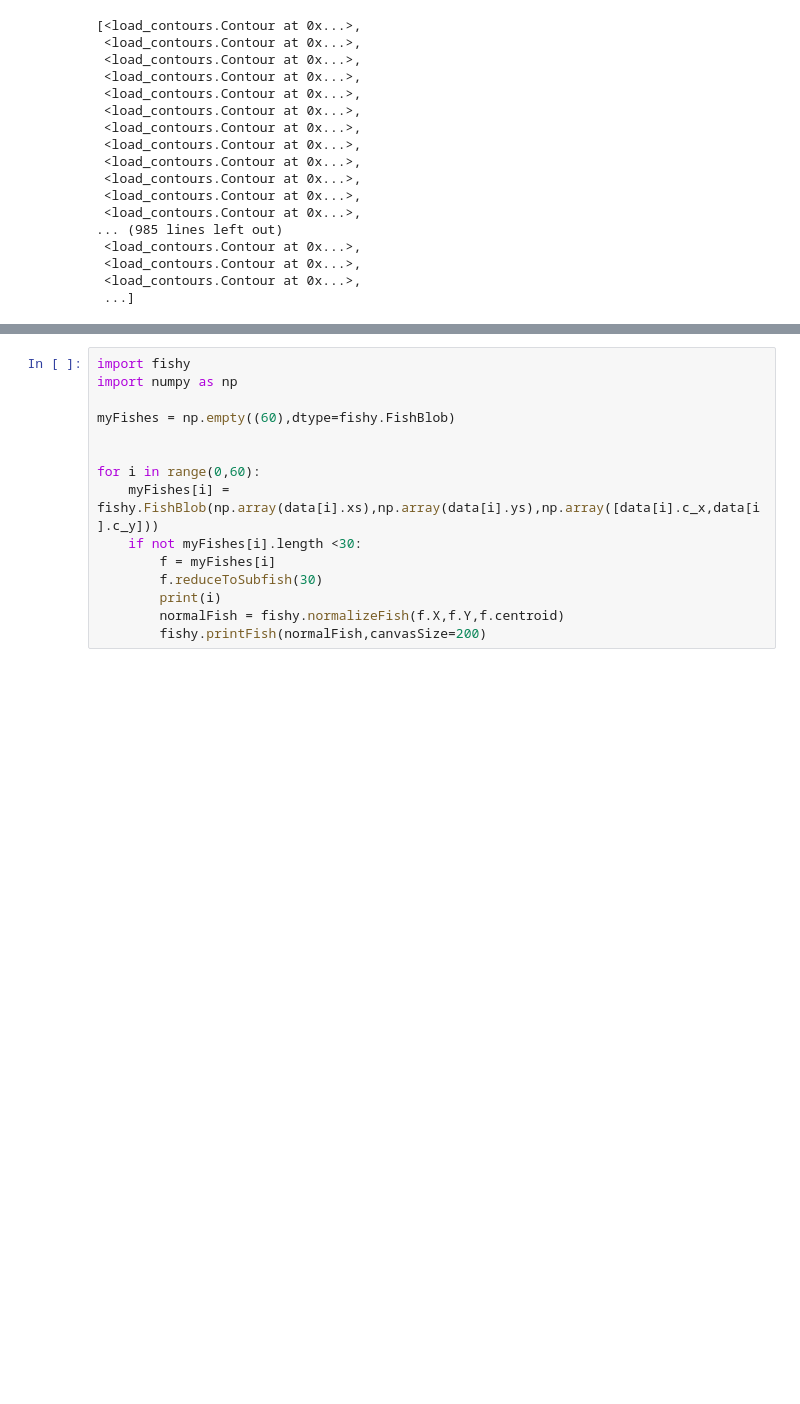
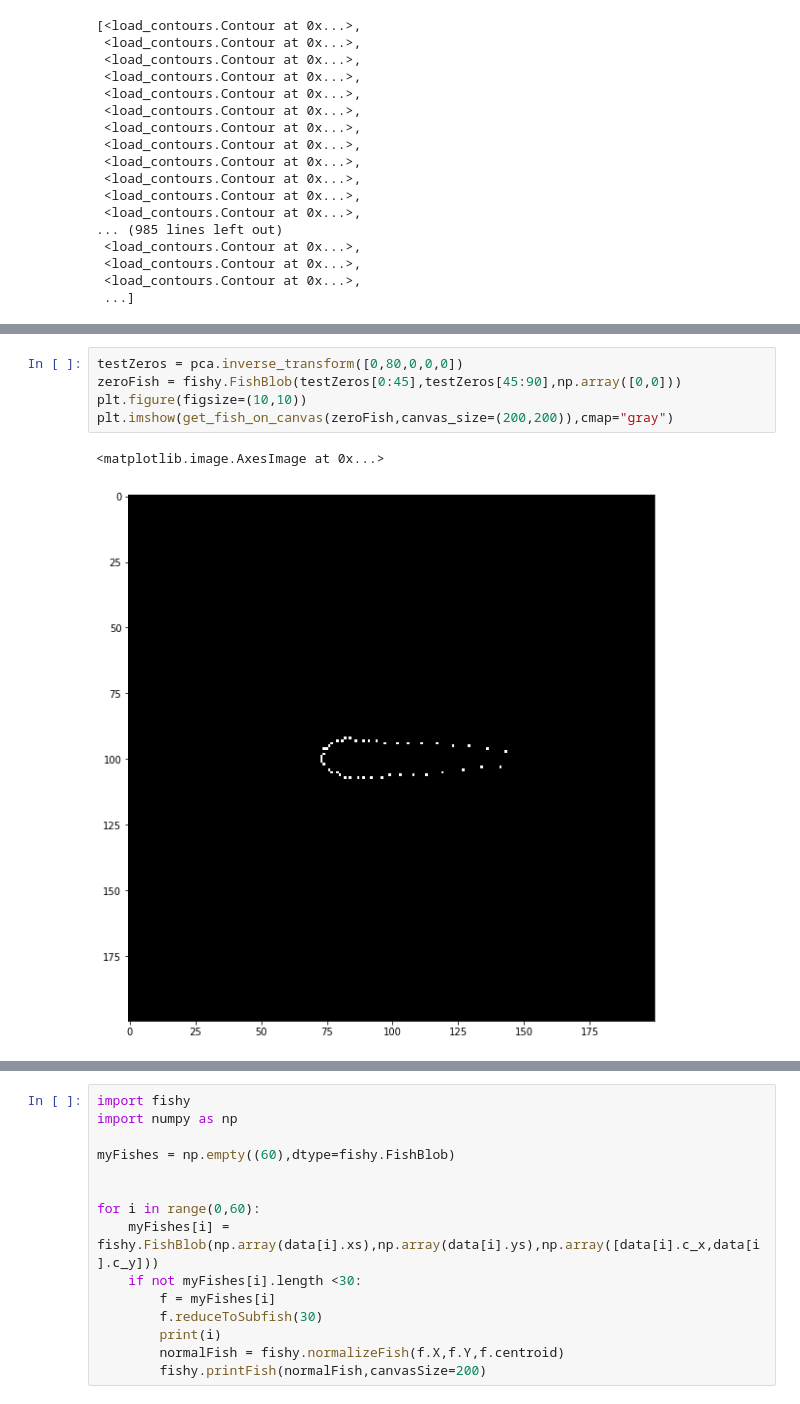
Before and after one commit to hubur/fish_pose_pca, a Jupyter notebook: fish_pose_pca/helperNotebook.ipynb, the cells around one changed output, grey strips where cells are left out. Cells and saved outputs as stored; diff of their text form; blank space fills up the shorter version.

Commit message:
tidy up fishy and add pca input generation

```diff
--- a/fish_pose_pca/helperNotebook.ipynb
+++ b/fish_pose_pca/helperNotebook.ipynb
@@ -25,0 +49,8 @@ data
+# %%
+testZeros = pca.inverse_transform([0,80,0,0,0])
+zeroFish = fishy.FishBlob(testZeros[0:45],testZeros[45:90],np.array([0,0]))
+plt.figure(figsize=(10,10))
+plt.imshow(get_fish_on_canvas(zeroFish,canvas_size=(200,200)),cmap="gray")
+# %% [output]
+<matplotlib.image.AxesImage at 0x...>
+[figure, added]
```
Also changed, not shown: parts of 12 cells of this notebook, 4 other files.
